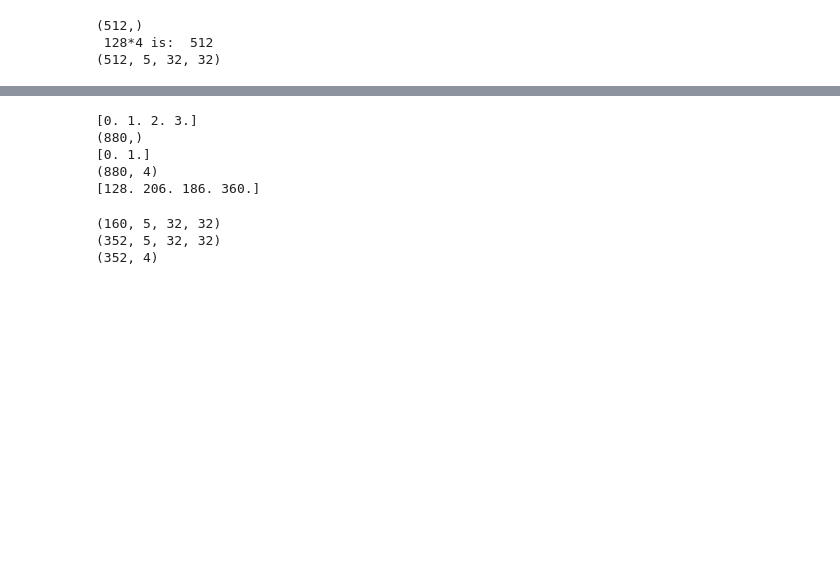
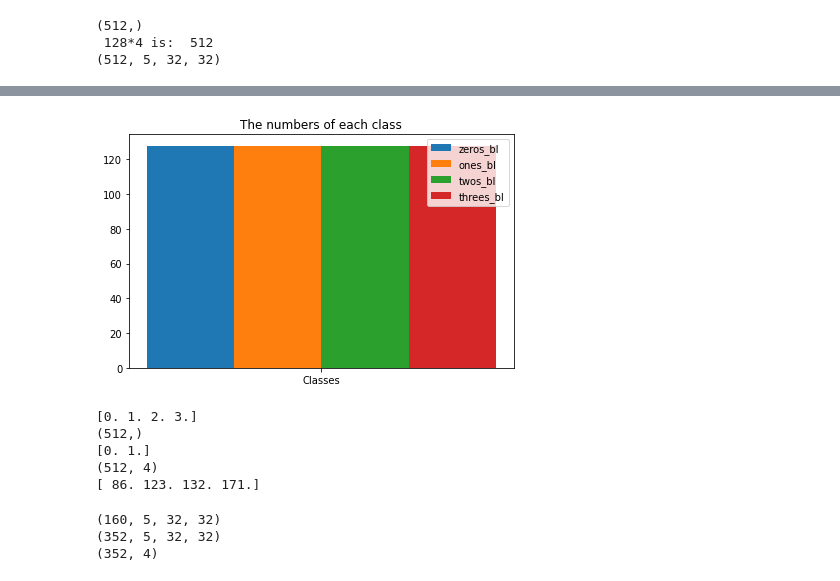
Before and after one commit to Simurgh818/BMED_6517_emotional_state_classifier, a Jupyter notebook: DEAP_CNN_DataAugmentation.ipynb, the cells around one changed output, grey strips where cells are left out. Drawn from its saved outputs; the diff is of its cells as text; code cells hidden in the pictures; blank space fills up the shorter version.

```diff
--- a/DEAP_CNN_DataAugmentation.ipynb
+++ b/DEAP_CNN_DataAugmentation.ipynb
@@ -161,3 +163,23 @@ Valence shape is:  (512,)
+# %%
+zeros_bl = [Classes_bl[Classes_bl == 0].shape[0]]
+ones_bl = [Classes_bl[Classes_bl == 1].shape[0]]
+twos_bl = [Classes_bl[Classes_bl == 2].shape[0]]
+threes_bl = [Classes_bl[Classes_bl == 3].shape[0]]
+x = np.arange(1)  # the label locations
+fig2, ax2 = plt.subplots()
+rects1 = ax2.bar(x - 1.5*width, zeros_bl, width, label='zeros_bl')
+rects2 = ax2.bar(x - width/2, ones_bl, width, label='ones_bl')
+rects3 = ax2.bar(x + width/2, twos_bl, width, label='twos_bl')
+rects4 = ax2.bar(x + 1.5*width, threes_bl, width, label='threes_bl')
+
+ax2.set_title('The numbers of each class')
+ax2.set_xticks(x)
+ax2.set_xticklabels(labels)
+ax2.legend()
+
+fig2.tight_layout()
+# %% [output]
+[figure, added]
 # %%
 # Data Augmentation
 # %%
@@ -167,9 +189,9 @@ Valence shape is:  (512,)
 # cnn = model(trainX, trainY )
 
 #x = dataset_bipolarfts
-x = connectivityMatrix
+x = connectivityMatrix_bl
 #y = dataset_labels[1:881]
-y = np.vstack([Valence,Arousal]).T
+y = np.vstack([Valence_bl,Arousal_bl]).T
 #x_train,x_test,y_train,y_test=train_test_split(x,y,test_size=0.2)
 y[np.where(y<4.5)] = 0
 y[np.where(y>=4.5)] = 1
@@ -186,10 +208,10 @@ print(y_one_hot.shape)
 print(np.sum(y_one_hot,axis=0))
 # %% [output]
 [0. 1. 2. 3.]
-(880,)
+(512,)
 [0. 1.]
-(880, 4)
-[128. 206. 186. 360.]
+(512, 4)
+[ 86. 123. 132. 171.]
 # %%
 val_size = 4
 y_test = y_one_hot[:val_size*40,:]
```
Also changed, not shown: parts of 12 cells of this notebook.
